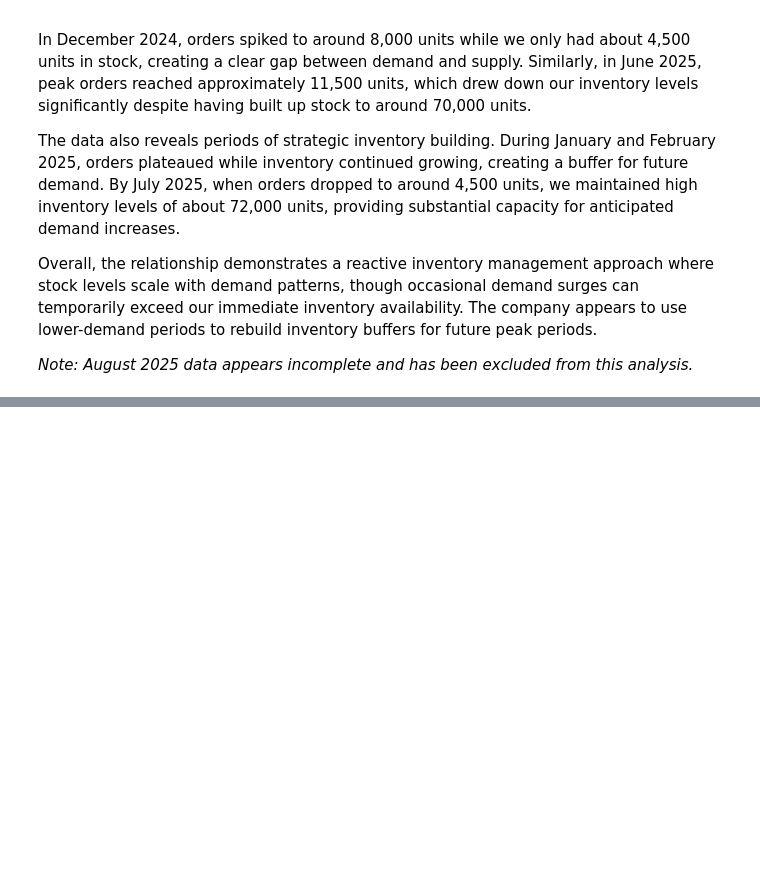
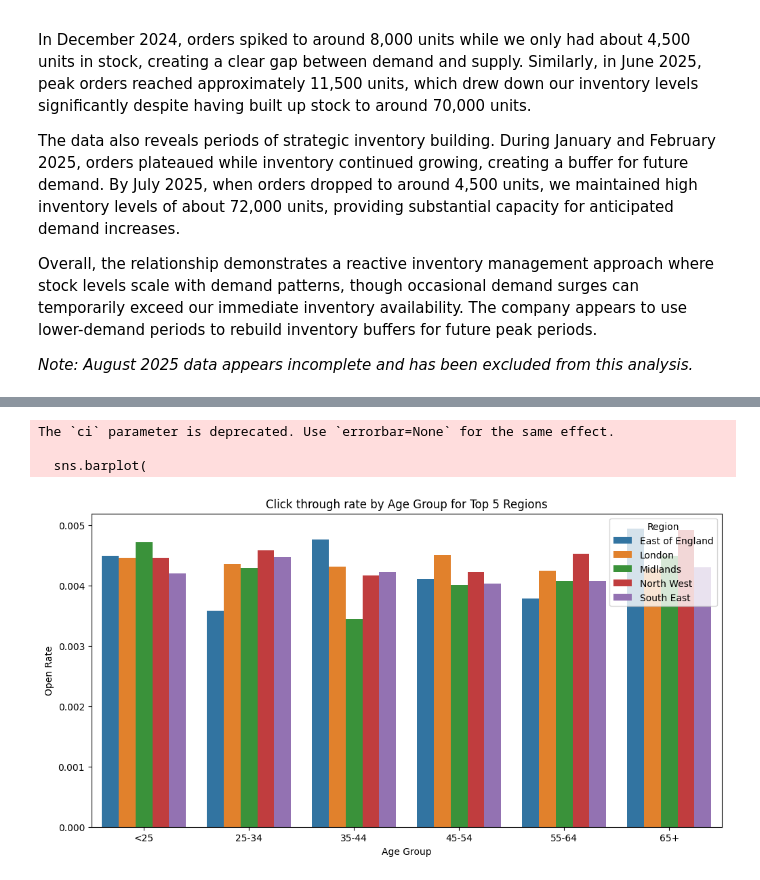
Before and after one commit to Barahow/Operational-CRM-Analysis-Retention-Funnel-and-Repurchase-Insights, a Jupyter notebook: notebooks/eda/01_descriptive_analysis.ipynb.ipynb, the cells around one changed output, grey strips where cells are left out. Saved outputs shown, nothing was run; the diff lists cells and outputs as text; code cells hidden in the pictures; blank space fills up the shorter version.

Commit message:
Implemented Descriptive Analysis of CRM, Orders, and Inventory Data using notebook

```diff
--- a/notebooks/eda/01_descriptive_analysis.ipynb.ipynb
+++ b/notebooks/eda/01_descriptive_analysis.ipynb.ipynb
@@ -30,9 +30,8 @@ import numpy as np
 import matplotlib.pyplot as plt
 import seaborn as sns
 
-customer_df = pd.read_csv('../data/customers.csv')
-#email_campaign_df = pd.read_csv('../data/email_campaigns.csv')
-#email_engagement_df = pd.read_csv('../data/email_engagement.csv')
+customers_df = pd.read_csv('../data/customers.csv')
+
 inventory_df= pd.read_csv('../data/inventory.csv')
 orders_df= pd.read_csv('../data/orders.csv')
 returns_df= pd.read_csv('../data/returns.csv')
@@ -311,0 +499,7 @@ Overall, the relationship demonstrates a reactive inventory management approach
+# %%
+##merge to get age and region
+engagement_with_demo = full_customer_segment.merge(
+    customers_df[['customer_id', 'age', 'region']],
+    on='customer_id',
+    how='left'
+)
@@ -311,0 +540,35 @@ Overall, the relationship demonstrates a reactive inventory management approach
+# %%
+
+# If agg_segments has multi-index, reset index first
+agg_segments_reset = agg_segments.reset_index()
+
+# Find top 5 regions by total emails sent
+top_regions = (
+    agg_segments_reset
+    .groupby('region')['emails_sent']
+    .sum()
+    .nlargest(5)
+    .index
+    .tolist()
+)
+
+filtered_df = agg_segments_reset[agg_segments_reset['region'].isin(top_regions)]
+
+plt.figure(figsize=(12,6))
+sns.barplot(
+    data=filtered_df,
+    x='age_group',
+    y='ctr',
+    hue='region',
+    ci=None
+)
+plt.title('Click through rate by Age Group for Top 5 Regions')
+plt.ylabel('Open Rate')
+plt.xlabel('Age Group')
+plt.legend(title='Region')
+plt.show()
+# %% [output]
+The `ci` parameter is deprecated. Use `errorbar=None` for the same effect.
+
+  sns.barplot(
+[figure, added]
```
Also changed, not shown: parts of 21 cells of this notebook, 2 other files.
